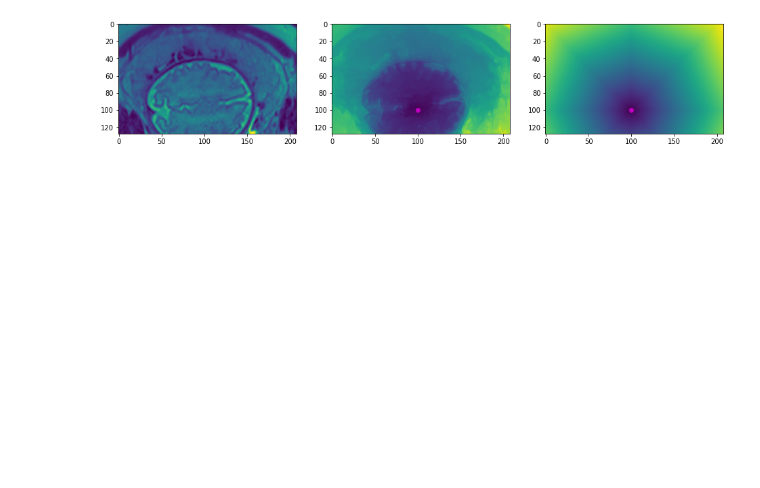
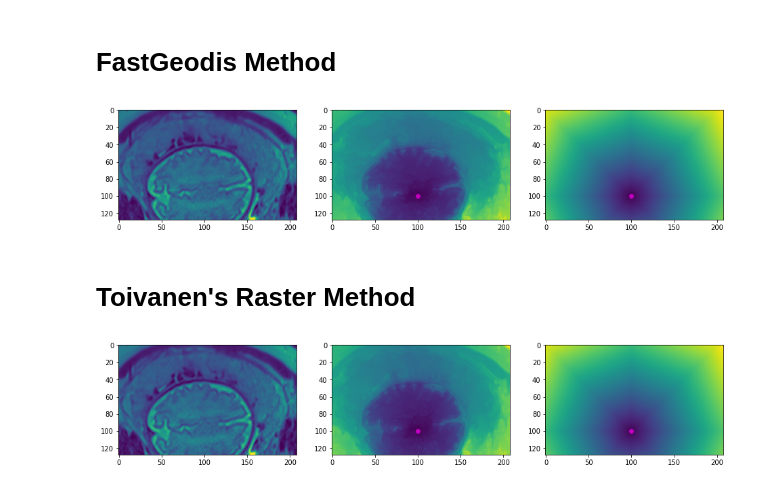
Before and after one commit to masadcv/FastGeodis, a Jupyter notebook: samples/simpledemo2d.ipynb, the cells around one changed output. Cells and saved outputs as stored; diff of their text form; code cells hidden in the pictures; blank space fills up the shorter version.

Commit message:
updating samples to use toivanen imp, remove GeodisTK as dependency
Signed-off-by: masadcv <muhammad.asad@kcl.ac.uk>

```diff
--- a/samples/simpledemo2d.ipynb
+++ b/samples/simpledemo2d.ipynb
@@ -28,3 +29,5 @@ brain_seg_noisy.png  img2d.png      ISIC_546.jpg
+# %% [markdown]
+# FastGeodis Method
 # %%
 device = "cuda" if torch.cuda.is_available() else "cpu"
 image = np.asarray(Image.open("../data/img2d.png"), np.float32)
@@ -64,3 +67,39 @@ plt.plot(100, 100, "mo")
 plt.show()
 # %% [output]
 [figure]
+# %% [markdown]
+# Toivanen's Raster Method
+# %%
+# Toivanen's Raster Method
+
+# Toivanen's method only support CPU
+image_pt = image_pt.to('cpu')
+mask_pt = mask_pt.to('cpu')
+
+lamb = 1.0 # <-- Geodesic distance transform
+geodesic_dist_toivanen = FastGeodis.signed_generalised_geodesic2d_toivanen(
+    image_pt, mask_pt, v, lamb, iterations
+)
+geodesic_dist_toivanen = np.squeeze(geodesic_dist_toivanen.cpu().numpy())
+
+lamb=0.0 # <-- Euclidean distance transform
+euclidean_dist_toivanen = FastGeodis.signed_generalised_geodesic2d_toivanen(
+    image_pt, mask_pt, v, lamb, iterations
+)
+euclidean_dist_toivanen = np.squeeze(euclidean_dist_toivanen.cpu().numpy())
+
+plt.figure(figsize=(16, 12))
+plt.subplot(1, 3, 1)
+plt.imshow(image)
+
+plt.subplot(1, 3, 2)
+plt.imshow(geodesic_dist_toivanen)
+plt.plot(100, 100, "mo")
+
+plt.subplot(1, 3, 3)
+plt.imshow(euclidean_dist_toivanen)
+plt.plot(100, 100, "mo")
+
+plt.show()
+# %% [output]
+[figure, added]
```
Also changed, not shown: parts of 1 cell of this notebook, 10 other files.
